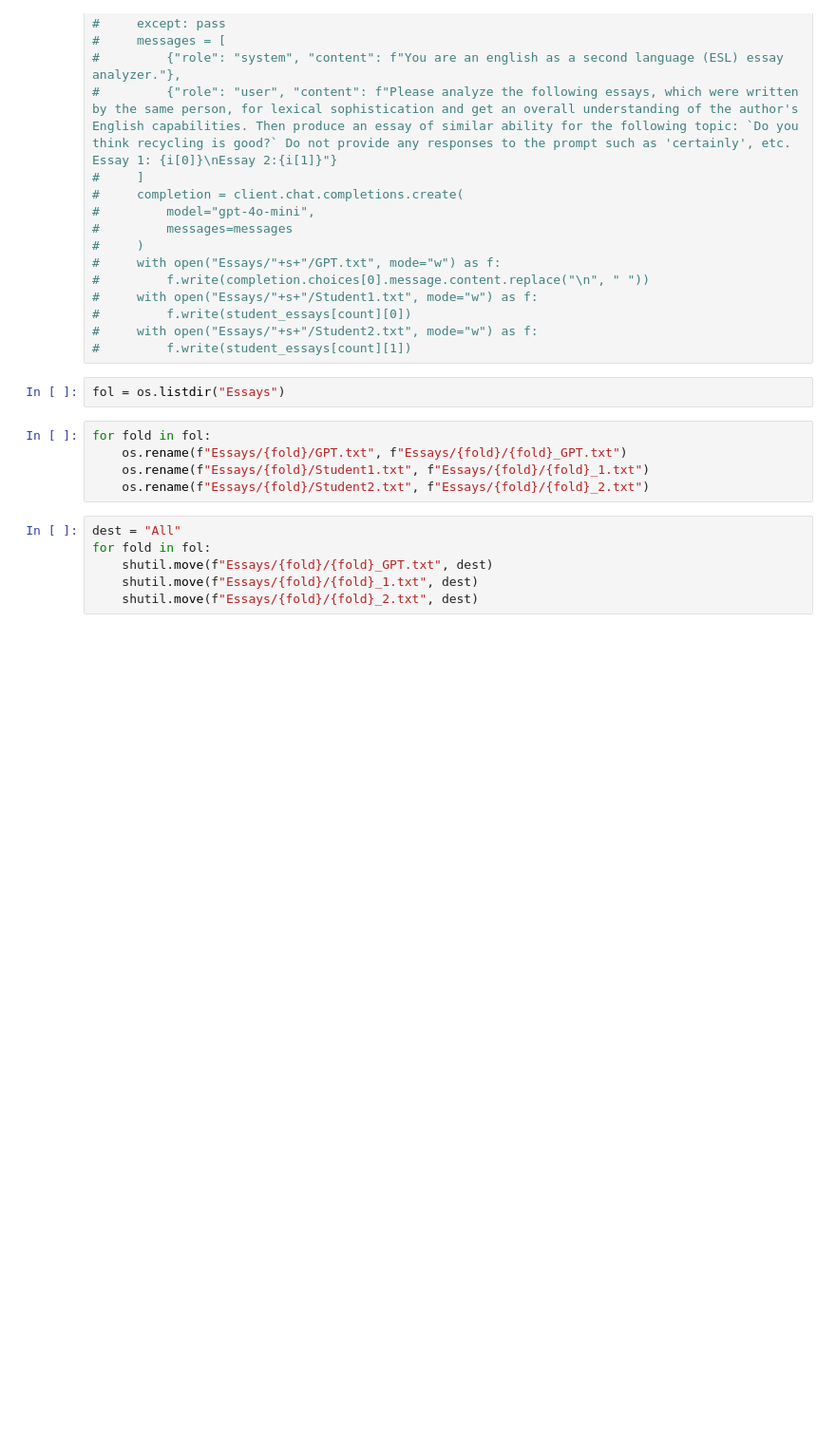
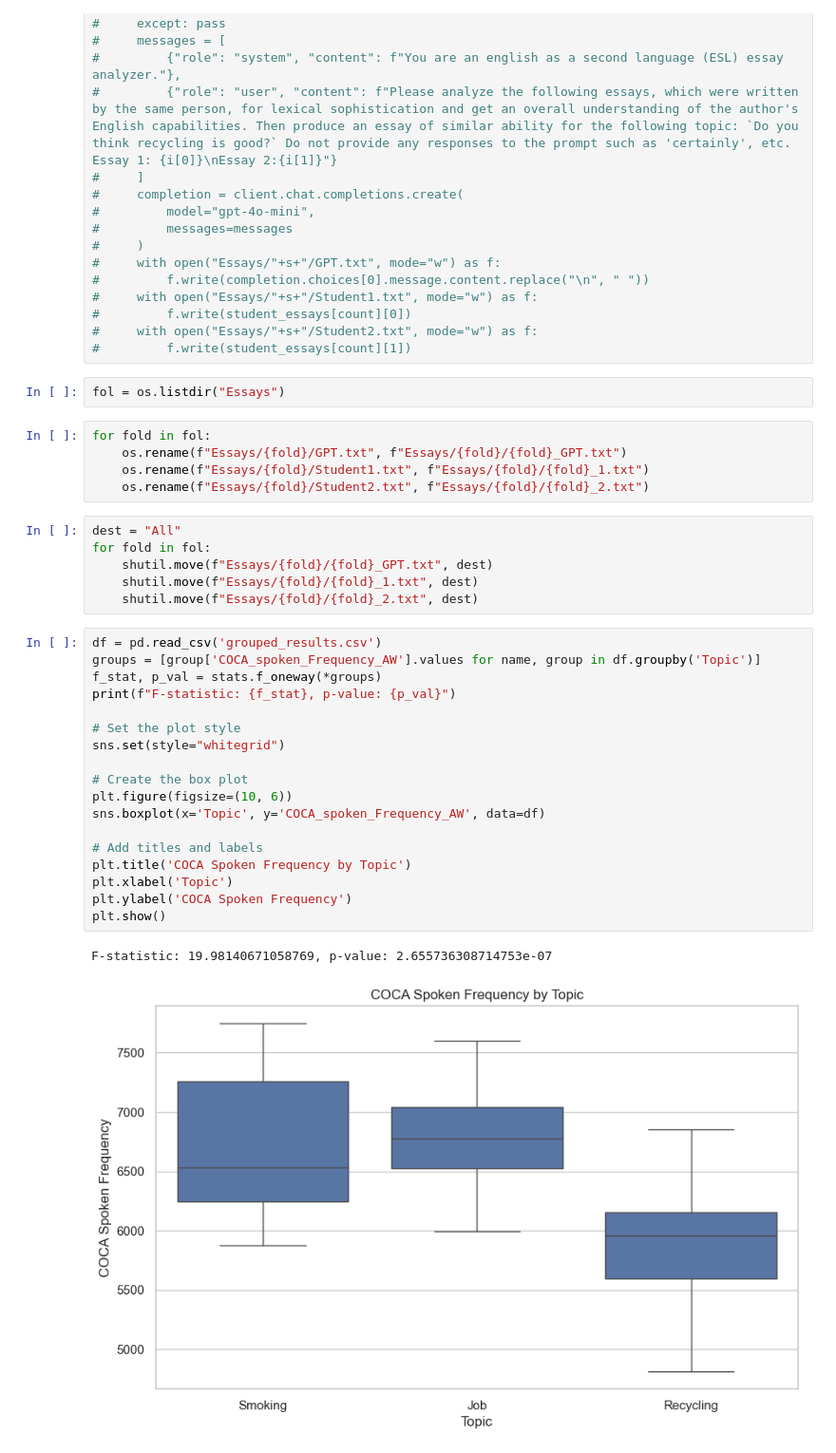
Before and after one commit to Electrosquib/Farinutt, a Jupyter notebook: main.ipynb, the cells around one changed output. Shown at 95% size. Drawn from its saved outputs; the diff is of its cells as text; blank space fills up the shorter version.

Commit message:
Ran ANOVA and got results

```diff
--- a/main.ipynb
+++ b/main.ipynb
@@ -70,3 +93,24 @@ for fold in fol:
     shutil.move(f"Essays/{fold}/{fold}_GPT.txt", dest)
     shutil.move(f"Essays/{fold}/{fold}_1.txt", dest)
     shutil.move(f"Essays/{fold}/{fold}_2.txt", dest)
+# %%
+df = pd.read_csv('grouped_results.csv')
+groups = [group['COCA_spoken_Frequency_AW'].values for name, group in df.groupby('Topic')]
+f_stat, p_val = stats.f_oneway(*groups)
+print(f"F-statistic: {f_stat}, p-value: {p_val}")
+
+# Set the plot style
+sns.set(style="whitegrid")
+
+# Create the box plot
+plt.figure(figsize=(10, 6))
+sns.boxplot(x='Topic', y='COCA_spoken_Frequency_AW', data=df)
+
+# Add titles and labels
+plt.title('COCA Spoken Frequency by Topic')
+plt.xlabel('Topic')
+plt.ylabel('COCA Spoken Frequency')
+plt.show()
+# %% [output]
+F-statistic: 19.98140671058769, p-value: 2.655736308714753e-07
+[figure, added]
```
Also changed, not shown: parts of 1 cell of this notebook.
